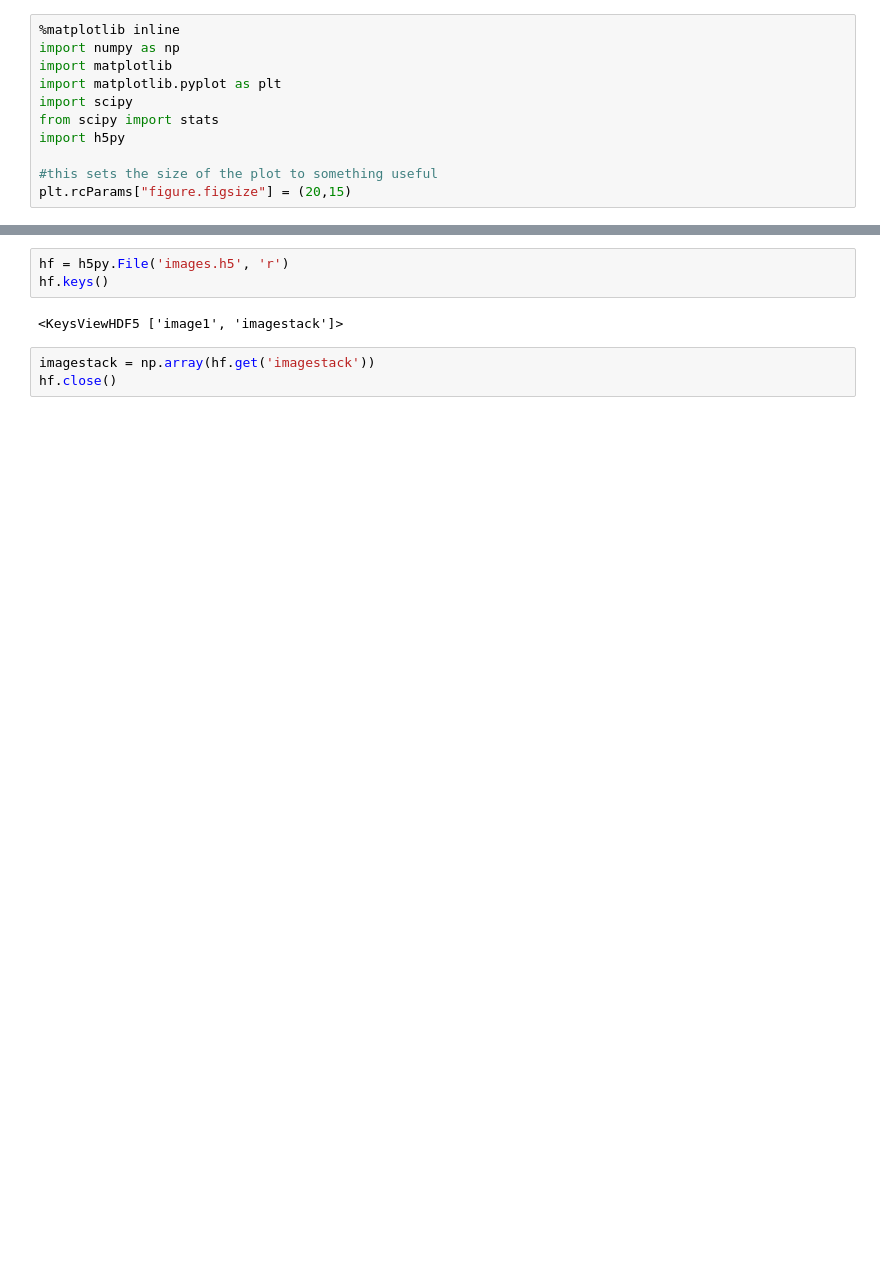
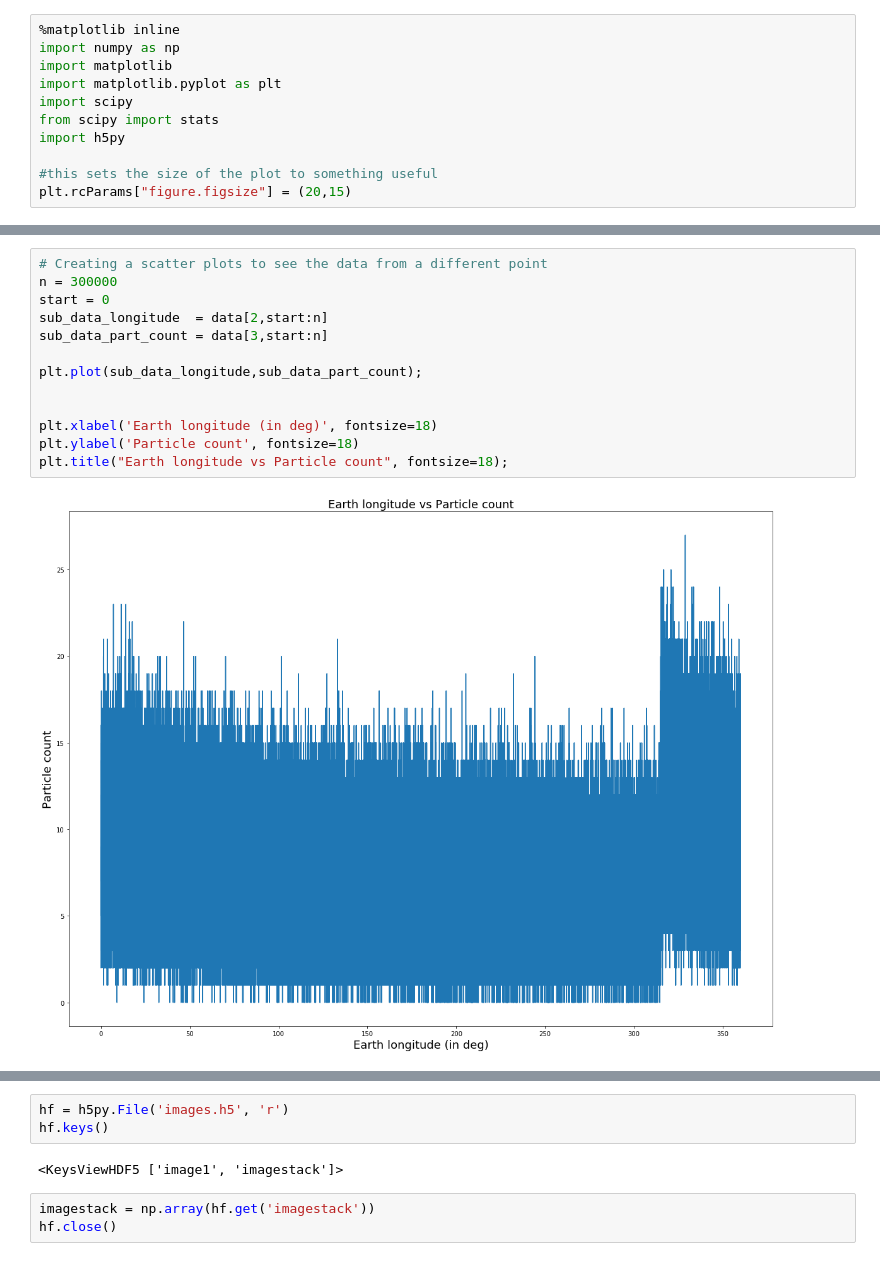
Before and after one commit to tominsUW/PHYS434, a Jupyter notebook: Lab4.ipynb, the cells around one changed output, grey strips where cells are left out. Drawn from its saved outputs; the diff is of its cells as text; blank space fills up the shorter version.

```diff
--- a/Lab4.ipynb
+++ b/Lab4.ipynb
@@ -68,0 +67,15 @@ fig.tight_layout()
+# %%
+# Creating a scatter plots to see the data from a different point
+n = 300000
+start = 0
+sub_data_longitude  = data[2,start:n]
+sub_data_part_count = data[3,start:n]
+
+plt.plot(sub_data_longitude,sub_data_part_count);
+
+
+plt.xlabel('Earth longitude (in deg)', fontsize=18)
+plt.ylabel('Particle count', fontsize=18)
+plt.title("Earth longitude vs Particle count", fontsize=18);
+# %% [output]
+[figure, added]
```
Also changed, not shown: parts of 40 cells of this notebook.
